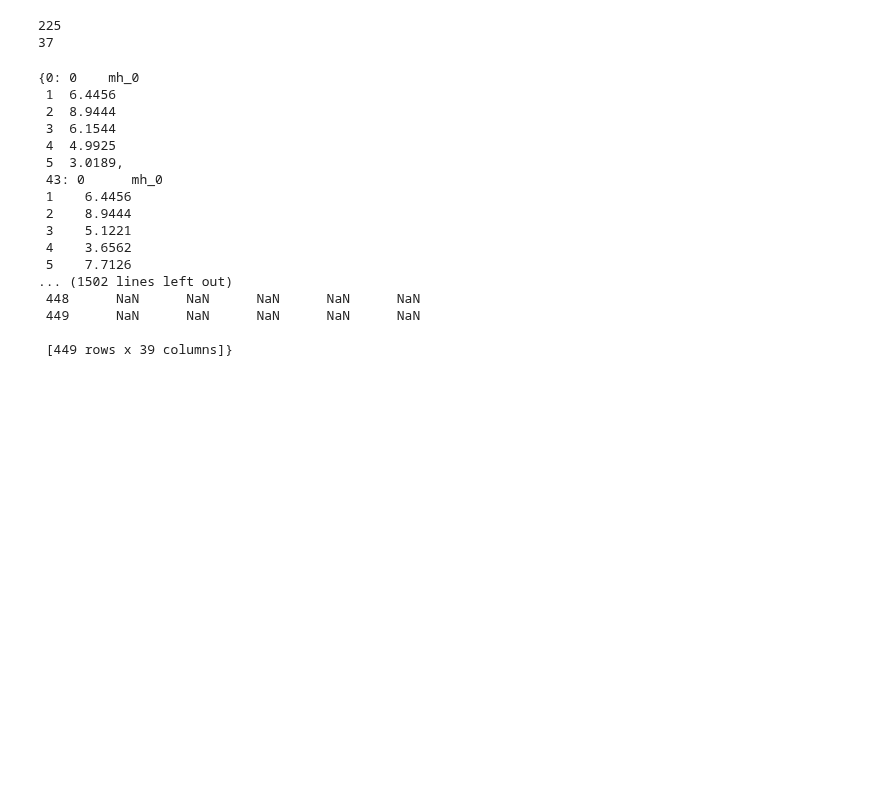
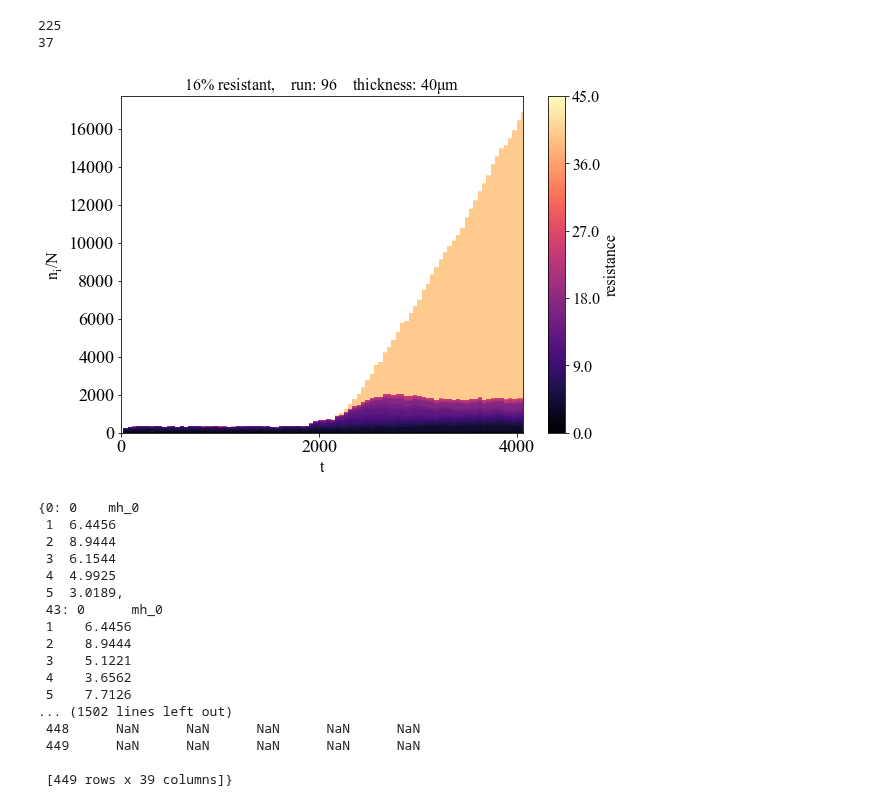
Before and after one commit to patricksinclair/multispecies_postprocessing, a Jupyter notebook: geno_distbs/varying_susceps/geno_distb_plotter.ipynb, the cells around one changed output. Drawn from its saved outputs; the diff is of its cells as text; code cells hidden in the pictures; blank space fills up the shorter version.

Commit message:
processed low mig rate

```diff
--- a/geno_distbs/varying_susceps/geno_distb_plotter.ipynb
+++ b/geno_distbs/varying_susceps/geno_distb_plotter.ipynb
@@ -40,17 +40,19 @@ log_norm_params_14pcRes = [2.703747953786337, 0.5690825284230452]
 log_norm_params_15pcRes = [2.6133256846855746, 0.6260058161550592]
 log_norm_params_16pcRes = [2.47772924764521, 0.7060073500033884]
 # %%
-def getFilepathToGenoRuns(date, pc_res, phase):
+def getFilepathToGenoRuns(date, pc_res, phase, suffix=""):
     '''
     creates a string with the file location of the genotype distributions (all the run_ID files)
+
+    the suffix argument is used for any extra info in the filename
     '''
 
-    return "geno_distb_data_"+phase+"/"+str(pc_res)+"_resistant-"+date
+    return "geno_distb_data_"+phase+"/"+str(pc_res)+"_resistant-"+date+suffix
 
 
-def getEventCountersDataframe(date, pc_res, phase, sigma, duration):
+def getEventCountersDataframe(date, pc_res, phase, sigma, duration, suffix=""):
 
-    return pd.read_csv("geno_distb_data_"+phase+"/"+str(pc_res)+"_resistant-"+date+"/"+str(pc_res)+"_resistant-"+date+"-event_counters-sigma="+"{:.5f}".format(sigma)+"-t="+str(duration)+".0.csv")
+    return pd.read_csv("geno_distb_data_"+phase+"/"+str(pc_res)+"_resistant-"+date+suffix+"/"+str(pc_res)+"_resistant-"+date+suffix+"-event_counters-sigma="+"{:.5f}".format(sigma)+"-t="+str(duration)+".0.csv")
 
 
 def getListOfMeasurementTimes(directory_name):
@@ -111,6 +113,10 @@ event_counters_15pc_25Nov = getEventCountersDataframe(dates[5], pc_res[1], phase
 event_counters_15pc_25Nov["date"] = "25-Nov-2020"
 event_counters_16pc_25Nov = getEventCountersDataframe(dates[5], pc_res[2], phase2_str, log_norm_params_16pcRes[1], duration)
 event_counters_16pc_25Nov["date"] = "25-Nov-2020"
+
+# these are for the simulations where migration rate was changed 1 -> 0.1
+all_event_counters_16pc_low_r_mig = getEventCountersDataframe("5-Jan-2022", pc_res[2], phase2_str, log_norm_params_16pcRes[1], duration, suffix="-migration_rate-0.1")
+all_event_counters_16pc_low_r_mig["date"] = "5-Jan-2022"
 # %%
 all_event_counters_14pc = pd.concat([event_counters_14pc_24Sep, event_counters_14pc_09Oct, event_counters_14pc_14Oct, event_counters_14pc_06Nov,
                                      event_counters_14pc_16Nov, event_counters_14pc_25Nov], ignore_index=True)
@@ -134,7 +154,7 @@ print(len(all_event_counters_16pc[all_event_counters_16pc["bf_thickness"] > 0].s
 225
 37
 # %%
-def getGenoDistbDict(runID, pc_res, phase_val, event_counters):
+def getGenoDistbDict(runID, pc_res, phase_val, event_counters, suffix=""):
     '''
     gets a dict containing the geno distbs over time.
     each key is the time step.
@@ -146,7 +166,7 @@ def getGenoDistbDict(runID, pc_res, phase_val, event_counters):
     date = event_counters[event_counters["runID"]==runID]["date"].values[0]
 
 
-    directoryPath = getFilepathToGenoRuns(date=date, pc_res=pc_res, phase=phase_val)
+    directoryPath = getFilepathToGenoRuns(date=date, pc_res=pc_res, phase=phase_val, suffix=suffix)
     filepath_runID = directoryPath+"/"+runID_key
 
     geno_time_dict = {} #dictionary containing geno dataframes for each timestep
@@ -157,9 +177,7 @@ def getGenoDistbDict(runID, pc_res, phase_val, event_counters):
         filepath_time = filepath_runID+"/geno_distb-t="+t+".csv"
 
         #need to swap the rows and columns so that the microhabitat is the key in the dataframe
-        #geno_df = pd.read_csv(filename, header=None).T
         geno_df = pd.DataFrame([line.strip().split(',') for line in open(filepath_time, 'r')]).T
-        #geno
         new_header = geno_df.iloc[0] #grab the first row for the header
         geno_df = geno_df[1:] #take the data less the header row
         geno_df.columns = new_header #set the header row as the df header
@@ -437,4 +308,7 @@ def plotGenoDistbsInSystemOverTime_WRT_t(geno_dict, runID, pc_res, event_counter
 # %%
-# x = getGenoDistbDict(184, 14, phase2_str, all_event_counters_14pc)
-# plotGenoDistbsInSystemOverTime_WRT_N(x, runID=184, pc_res=14, event_counters=all_event_counters_14pc)
+runID = 96
+x = getGenoDistbDict(runID, 16, phase2_str, all_event_counters_16pc_low_r_mig, suffix='-migration_rate-0.1')
+plotGenoDistbsInSystemOverTime_WRT_t(x, runID=runID, pc_res=16, event_counters=all_event_counters_16pc_low_r_mig)
 # plotGenoDistbsInSystemOverTime_WRT_t(x, runID=184, pc_res=14, event_counters=all_event_counters_14pc)
+# %% [output]
+[figure, added]
```
Also changed, not shown: parts of 26 cells of this notebook.
